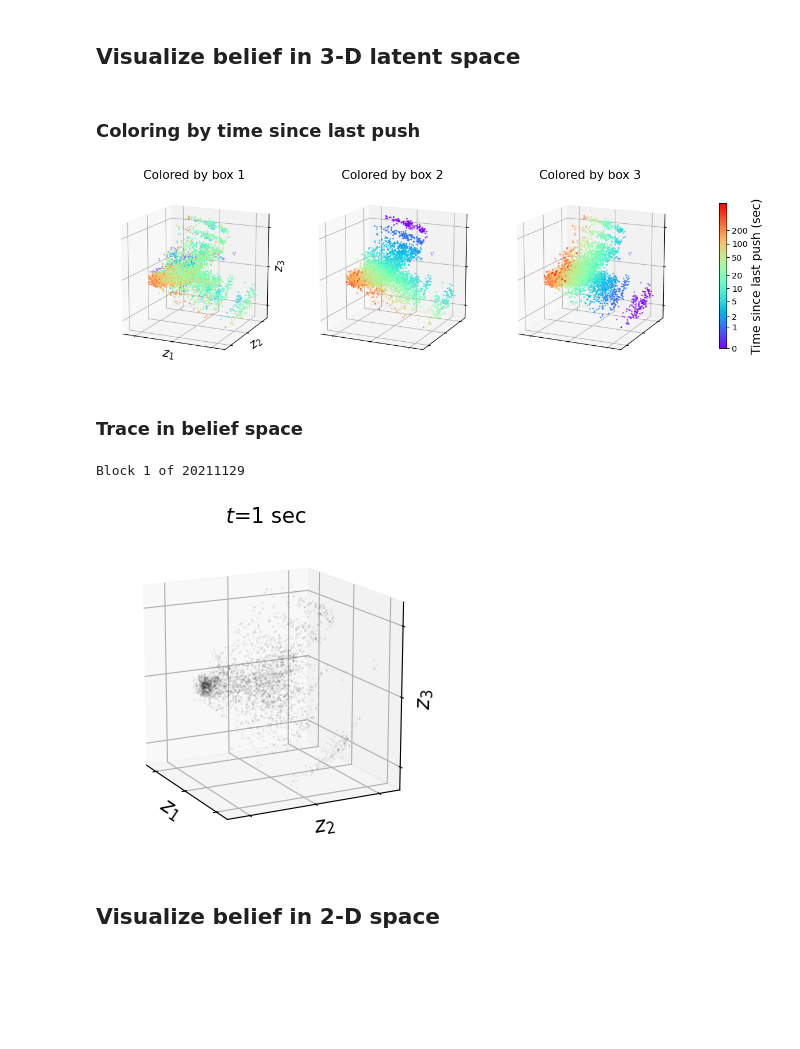
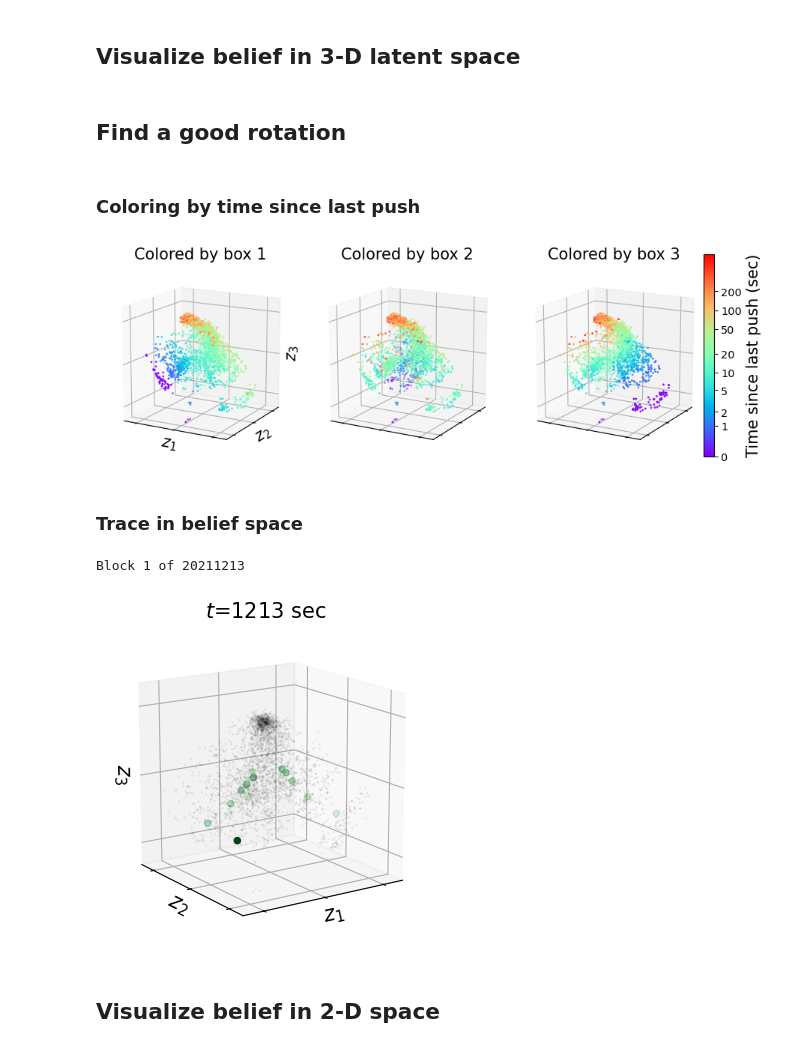
Before and after one commit to XaqLab/hex-arena, a Jupyter notebook: belief-compression.ipynb, the cells around one changed output. Cells and saved outputs as stored; diff of their text form; code cells hidden in the pictures; blank space fills up the shorter version.

```diff
--- a/belief-compression.ipynb
+++ b/belief-compression.ipynb
@@ -27,7 +27,7 @@ rng = np.random.default_rng()
 from hexarena.utils import load_monkey_data, align_monkey_data
 from hexarena.scripts.common import get_block_ids, create_env_and_model
 
-subject, kappa, num_samples = 'marco', 0.1, 1000
+subject, kappa, num_samples = 'marco', 0.01, 1000
 block_ids = get_block_ids(subject, kappa)
 print(f"{len(block_ids)} blocks found for {subject} (kappa={kappa})")
 env, model = create_env_and_model(subject, kappa)
@@ -85,7 +85,7 @@ idxs = {'train': _idxs[:n_train], 'test': _idxs[n_train:]} # divide all blocks i
 ts_wait, observations, actions, knowns, beliefs = {}, {}, {}, {}, {}
 for tag in ['train', 'test']:
     ts_wait[tag], observations[tag], actions[tag], knowns[tag], beliefs[tag] = [], [], [], [], []
-    for i in tqdm(idxs[tag], desc=tag, unit='block', leave=False):
+    for i in tqdm(idxs[tag], desc=f"Preparing '{tag}'", unit='block', leave=False):
         session_id, block_idx = block_ids[i]
         _observations, _actions, _knowns, _beliefs = fetch_beliefs(subject, kappa, num_samples, session_id, block_idx)
         observations[tag].append(_observations[:-1])
@@ -135,3 +135,5 @@ fig.savefig(FIG_DIR/f'belief.compression_{subject}_[{session_id}-{block_idx}].sv
 [figure]
 # %% [markdown]
 ## Visualize belief in 3-D latent space
+# %% [markdown]
+## Find a good rotation
@@ -149,90 +175,107 @@ ts_boxes += rng.normal(scale=0.0001, size=ts_boxes.shape) # break symmetry
 # %%
-fig = plt.figure(figsize=(14, 4))
-idxs = rng.choice(len(zs), 5000)
+idxs = rng.choice(len(zs), 2000)
 cmin, cmax = ts_boxes[idxs].min(), ts_boxes[idxs].max()
+
+fig = plt.figure(figsize=(9, 3))
 margin, gap = 0.05, 0.02
 width = (1-2*margin-2*gap)/3
 axes, artists = [], []
+labelpad = -12
 for i in range(3):
-    ax = fig.add_axes([margin+(width+gap)*i, 0.05, width, 0.9], projection='3d', elev=15)
+    ax = fig.add_axes([0.2*margin+(width+gap)*i, 0.02, width, 0.9], projection='3d', elev=15)
     artists.append(ax.scatter(
-        zs[idxs, 0], zs[idxs, 1], zs[idxs, 2], s=1,
+        zs[idxs, 1], zs[idxs, 2], zs[idxs, 0], s=1,
         c=ts_boxes[idxs, i], cmap='rainbow', vmin=cmin, vmax=cmax,
     ))
     ax_lim = [-4, 4]
     ax.set_xlim(ax_lim), ax.set_ylim(ax_lim), ax.set_zlim(ax_lim)
     ax.set_aspect('equal')
     ax_ticks = [-3, 0, 3]
     ax.set_xticks(ax_ticks), ax.set_yticks(ax_ticks), ax.set_zticks(ax_ticks)
     ax.set_xticklabels([]), ax.set_yticklabels([]), ax.set_zticklabels([])
+    ax.zaxis.line.set_visible(False)
+    for line in ax.zaxis.get_majorticklines():
+        line.set_color('none')
     if i==0:
-        ax.set_xlabel('$z_1$', labelpad=-10), ax.set_ylabel('$z_2$', labelpad=-10), ax.set_zlabel('$z_3$', labelpad=-10)
+        ax.set_xlabel('$z_1$', labelpad=labelpad)
+        ax.set_ylabel('$z_2$', labelpad=labelpad)
+        ax.set_zlabel('$z_3$', labelpad=labelpad)
     ax.set_title(f'Colored by box {i+1}', fontsize='medium')
     axes.append(ax)
-cbar = plt.colorbar(artists[0], ax=axes, shrink=0.7, label='Time since last push (sec)')
+cax = fig.add_axes([1-2*margin, margin, 0.3*margin, 1-2*margin])
+cbar = plt.colorbar(artists[0], cax=cax, label='Time since last push (sec)')
 ticks = np.array([0, 1, 2, 5, 10, 20, 50, 100, 200])
 cbar.ax.set_yticks(np.log(0.5+ticks/env.dt))
 cbar.ax.set_yticklabels(['{:d}'.format(x) for x in ticks], fontsize='x-small')
 
 def update(t, total=36):
     az = (t/total)*360-60
     for ax in axes:
         ax.view_init(azim=az)
     return artists
 
-total = 72
+total = 360
 ani = FuncAnimation(
     fig, update, fargs=(total,), frames=range(total), blit=True,
 )
 
 # HTML(ani.to_jshtml())
-savename = f'colored.belief.space_{subject}_[{session_id}-{block_idx}]'
-ani.save(FIG_DIR/f'{savename}.mp4', dpi=200)
+savename = f'colored.belief.space_{subject}_[kappa{kappa}]'
+ani.save(FIG_DIR/f'{savename}.mp4', dpi=200, fps=24)
 fig.savefig(FIG_DIR/f'{savename}.svg')
 # %% [output]
-[figure, old version]
+[figure, new version]
 # %% [markdown]
 ### Trace in belief space
 # %%
 fig = plt.figure(figsize=(4, 4))
 ax = fig.add_axes([0.05, 0.05, 0.9, 0.8], projection='3d', elev=15)
 idxs = rng.choice(len(zs), 3000)
-ax.scatter(zs[idxs, 0], zs[idxs, 1], zs[idxs, 2], s=0.5, c='black', alpha=0.05)
+ax.scatter(zs[idxs, 1], zs[idxs, 2], zs[idxs, 0], s=0.5, c='black', alpha=0.05)
 ax.set_xlim(ax_lim), ax.set_ylim(ax_lim), ax.set_zlim(ax_lim)
 ax.set_aspect('equal')
 ax.set_xticks(ax_ticks), ax.set_yticks(ax_ticks), ax.set_zticks(ax_ticks)
 ax.set_xticklabels([]), ax.set_yticklabels([]), ax.set_zticklabels([])
-ax.set_xlabel('$z_1$'), ax.set_ylabel('$z_2$'), ax.set_zlabel('$z_3$')
-ax.set_xlabel('$z_1$', labelpad=-10), ax.set_ylabel('$z_2$', labelpad=-10), ax.set_zlabel('$z_3$', labelpad=-10)
+ax.set_xlabel('$z_1$', labelpad=labelpad)
+ax.set_ylabel('$z_2$', labelpad=labelpad)
+ax.set_zlabel('$z_3$', labelpad=labelpad)
+ax.zaxis.line.set_visible(False)
+for line in ax.zaxis.get_majorticklines():
+    line.set_color('none')
 
-session_id, block_idx = block_ids[0]
+session_id, block_idx = block_ids[9]
 print(f'Block {block_idx} of {session_id}')
 *_, beliefs_block = fetch_beliefs(subject, kappa, num_samples, session_id, block_idx)
 with torch.no_grad():
     zs_block, _ = belief_vae.encode(beliefs_block)
+zs_block = np.matmul(zs_block.numpy(), w_rot)
 trace_len = 20
-h = ax.scatter(zs_block[:trace_len, 0], zs_block[:trace_len, 1], zs_block[:trace_len, 2], s=20, c=np.arange(trace_len), cmap='Greens')
+h = ax.scatter(
+    zs_block[:trace_len, 1], zs_block[:trace_len, 2], zs_block[:trace_len, 0],
+    s=20, c=np.arange(trace_len), cmap='Greens',
+)
 h_title = ax.set_title('', fontsize='medium')
 
 def update(t):
-    az = 2.5*t-30
+    az = 2*t-30
     ax.view_init(azim=az)
-    h.set_offsets(zs_block[t-trace_len:t, :2])
-    h.set_3d_properties(zs_block[t-trace_len:t, 2], 'z')
+    h.set_offsets(zs_block[t-trace_len:t, 1:3])
+    h.set_3d_properties(zs_block[t-trace_len:t, 0], 'z')
     h_title.set_text(r'$t$='+'{}'.format(
         '{:d} sec'.format(int(np.floor(t*env.dt)))
     ))
     return h, h_title
 
 ani = FuncAnimation(
-    fig, update, frames=range(len(beliefs)-240, len(beliefs)), blit=True,
+    fig, update, frames=range(trace_len, len(beliefs_block)), blit=True,
 )
+
 # HTML(ani.to_jshtml())
 savename = f'belief.trace_{subject}_[{session_id}-{block_idx}]'
-ani.save(FIG_DIR/f'{savename}.mp4', dpi=200)
+ani.save(FIG_DIR/f'{savename}.mp4', dpi=200, fps=12)
 fig.savefig(FIG_DIR/f'{savename}.svg')
 # %% [output]
-Block 1 of 20211129
+Block 1 of 20211213
-[figure, old version]
+[figure, new version]
 # %% [markdown]
 ## Visualize belief in 2-D space
```
Also changed, not shown: parts of 10 cells of this notebook, 3 other files.
